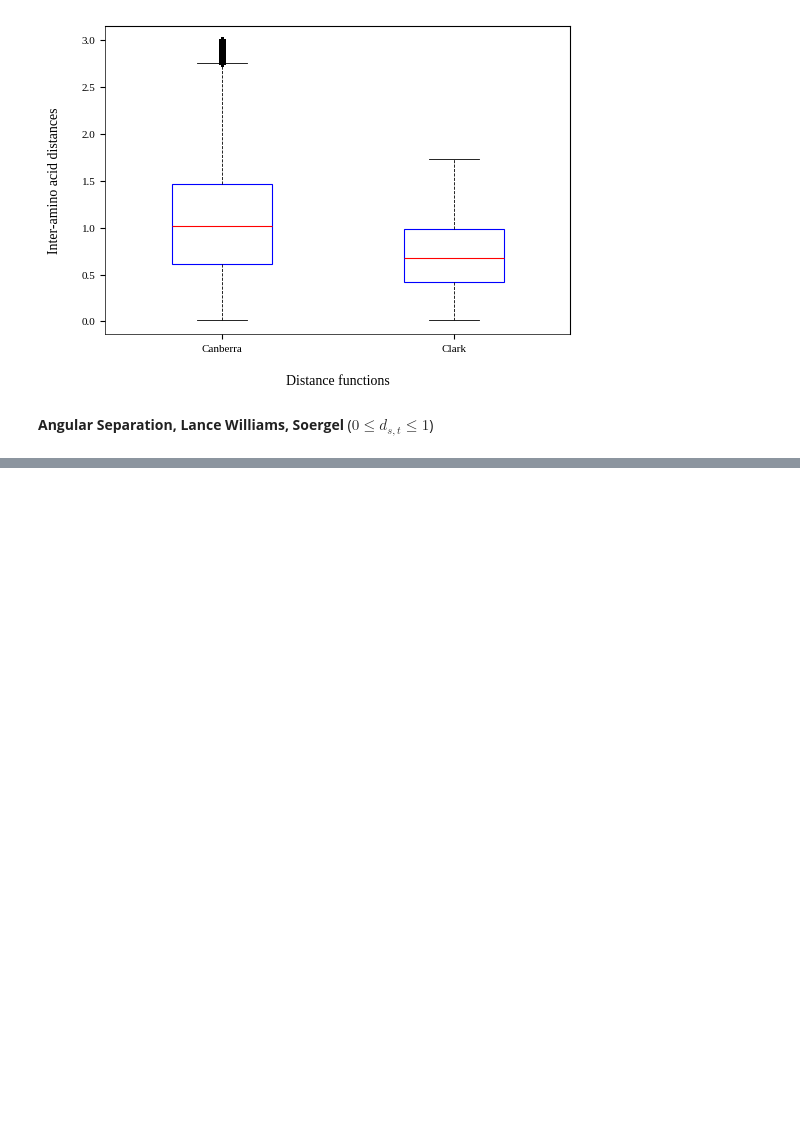
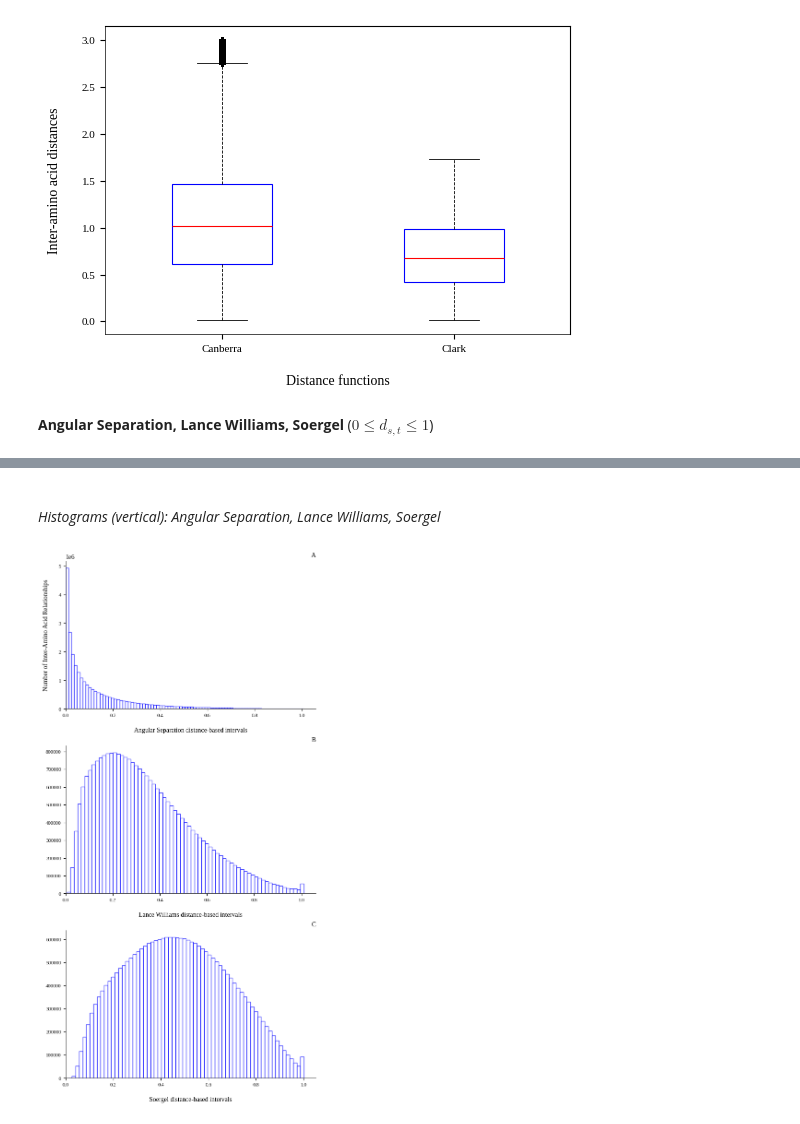
Before and after one commit to cicese-biocom/PepProtGraphAnalyzer, a Jupyter notebook: notebooks/Inter-amino Acid Distances Analysis.ipynb, the cells around one changed output, grey strips where cells are left out. Drawn from its saved outputs; the diff is of its cells as text; code cells hidden in the pictures; blank space fills up the shorter version.

```diff
--- a/notebooks/Inter-amino Acid Distances Analysis.ipynb
+++ b/notebooks/Inter-amino Acid Distances Analysis.ipynb
@@ -256,2 +287,22 @@ del distances, plt
 <br>*Boxplots: Angular Separation, Lance Williams, Soergel*
 [figure]
+# %%
+# distance_functions
+distance_functions = ['angular_separation', 'lance_williams', 'soergel']
+
+# histograms
+distances = get_distances(database_path, distance_functions)
+
+y_label = 'Number of Inter-Amino Acid Relationships'
+x_labels = ['Angular Separation distance-based intervals', 'Lance Williams distance-based intervals', 'Soergel distance-based intervals']
+bin_width = [0.012, 0.015, 0.015]
+x_axis_step = 0.2
+output=f'{output_path}histogram-inter_amino_acid_distances-as-lw-so-vertical'
+titles=['A', 'B', 'C']
+
+display(Markdown("<br>*Histograms (vertical): Angular Separation, Lance Williams, Soergel*"))
+plt = histogram(distances, x_labels, y_label, bin_width=bin_width, x_axis_step=x_axis_step, x_axis_max=1, output=output, titles=titles, n_cols=1)
+plt.show()
+# %% [output]
+<br>*Histograms (vertical): Angular Separation, Lance Williams, Soergel*
+[figure, added]
```
Also changed, not shown: parts of 6 cells of this notebook, 2 other files.
